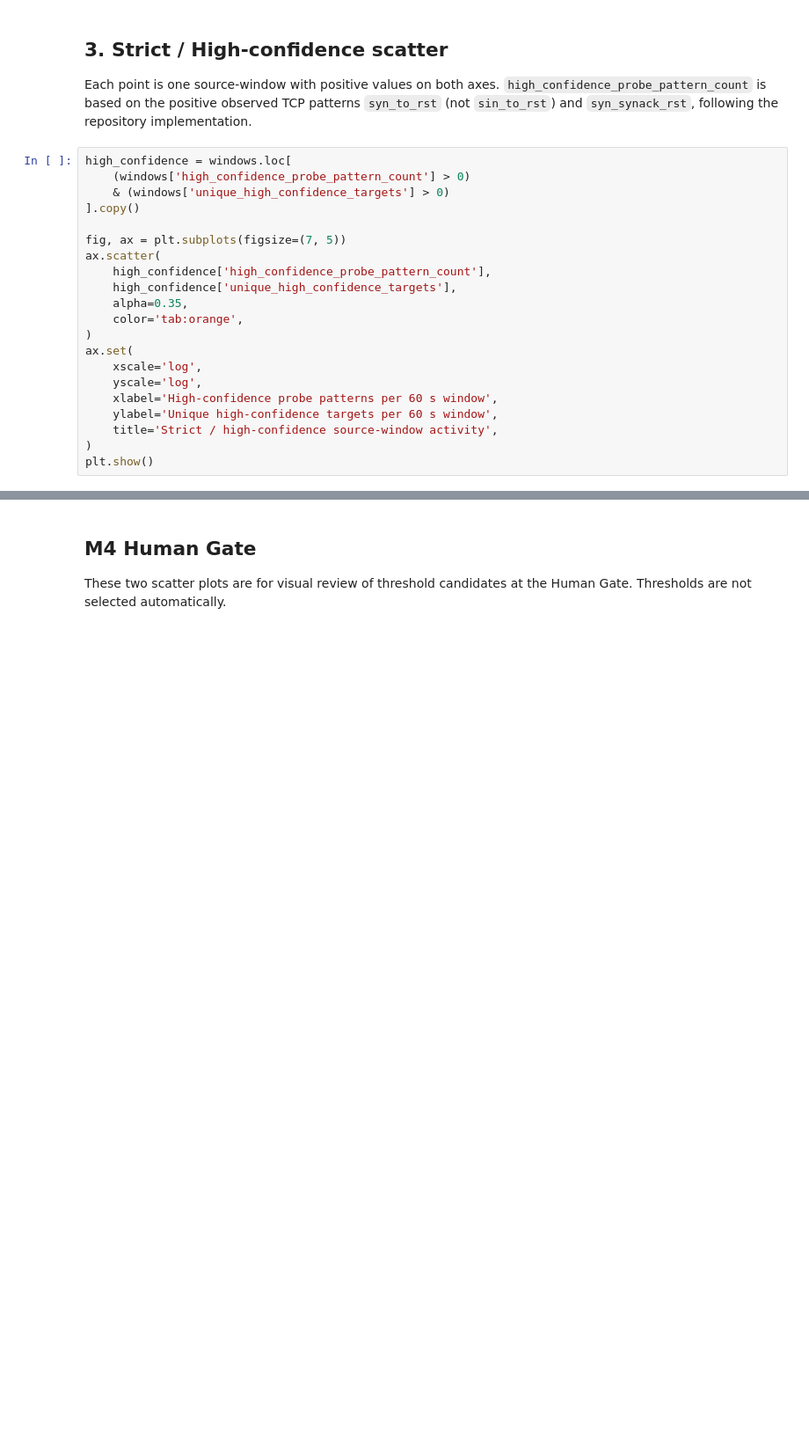
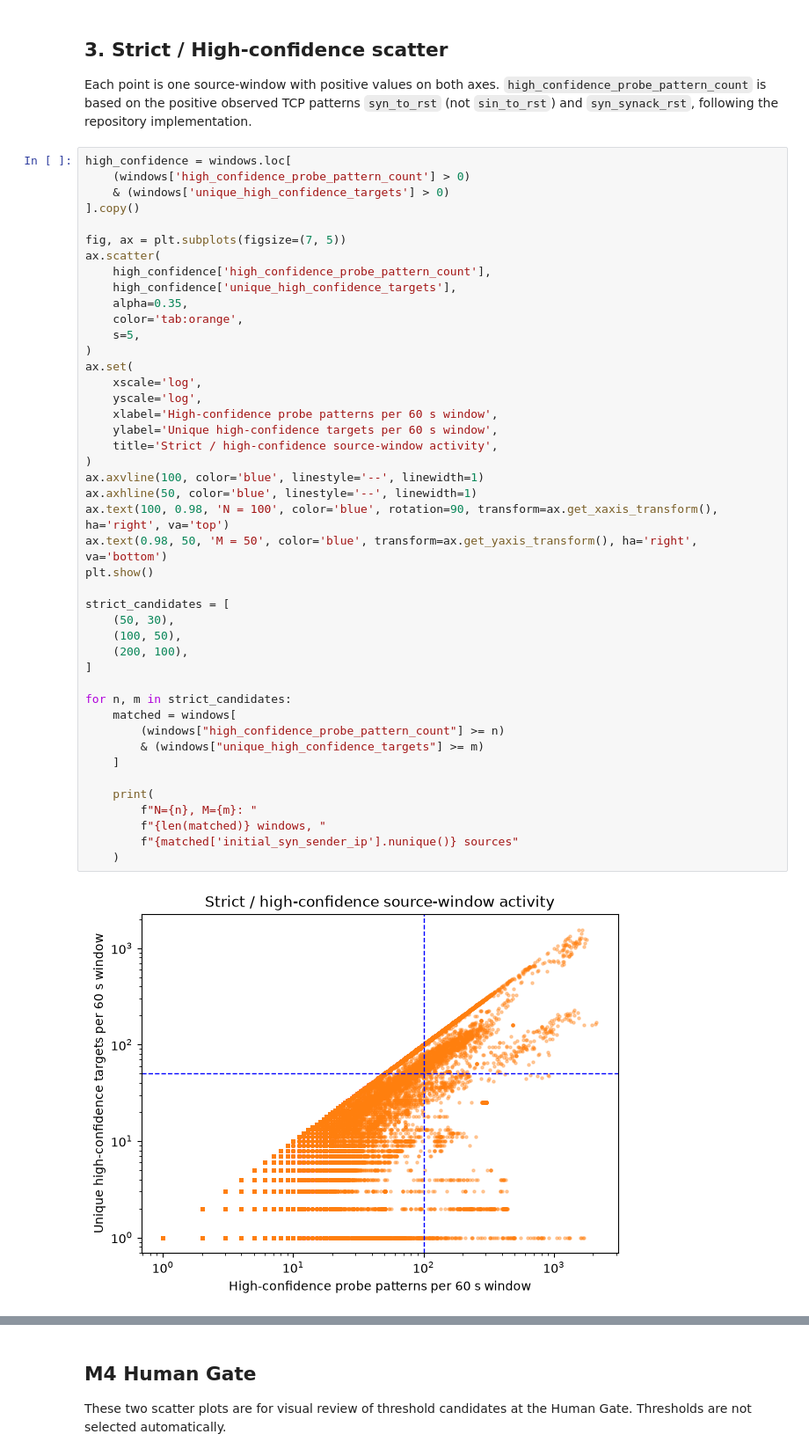
Before and after one commit to ShuntaSakai/mawi-global-analysis, a Jupyter notebook: notebooks/01_scan_threshold_exploration.ipynb, the cells around one changed output, grey strips where cells are left out. Shown at 88% size. Saved outputs shown, nothing was run; the diff lists cells and outputs as text; blank space fills up the shorter version.

```diff
--- a/notebooks/01_scan_threshold_exploration.ipynb
+++ b/notebooks/01_scan_threshold_exploration.ipynb
@@ -54,21 +89,46 @@ Each point is one source-window with positive values on both axes. `high_confide
 # %%
 high_confidence = windows.loc[
     (windows['high_confidence_probe_pattern_count'] > 0)
     & (windows['unique_high_confidence_targets'] > 0)
 ].copy()
 
 fig, ax = plt.subplots(figsize=(7, 5))
 ax.scatter(
     high_confidence['high_confidence_probe_pattern_count'],
     high_confidence['unique_high_confidence_targets'],
     alpha=0.35,
     color='tab:orange',
+    s=5,
 )
 ax.set(
     xscale='log',
     yscale='log',
     xlabel='High-confidence probe patterns per 60 s window',
     ylabel='Unique high-confidence targets per 60 s window',
     title='Strict / high-confidence source-window activity',
 )
+ax.axvline(100, color='blue', linestyle='--', linewidth=1)
+ax.axhline(50, color='blue', linestyle='--', linewidth=1)
+ax.text(100, 0.98, 'N = 100', color='blue', rotation=90, transform=ax.get_xaxis_transform(), ha='right', va='top')
+ax.text(0.98, 50, 'M = 50', color='blue', transform=ax.get_yaxis_transform(), ha='right', va='bottom')
 plt.show()
+
+strict_candidates = [
+    (50, 30),
+    (100, 50),
+    (200, 100),
+]
+
+for n, m in strict_candidates:
+    matched = windows[
+        (windows["high_confidence_probe_pattern_count"] >= n)
+        & (windows["unique_high_confidence_targets"] >= m)
+    ]
+
+    print(
+        f"N={n}, M={m}: "
+        f"{len(matched)} windows, "
+        f"{matched['initial_syn_sender_ip'].nunique()} sources"
+    )
+# %% [output]
+[figure, added]
```
Also changed, not shown: parts of 3 cells of this notebook.
